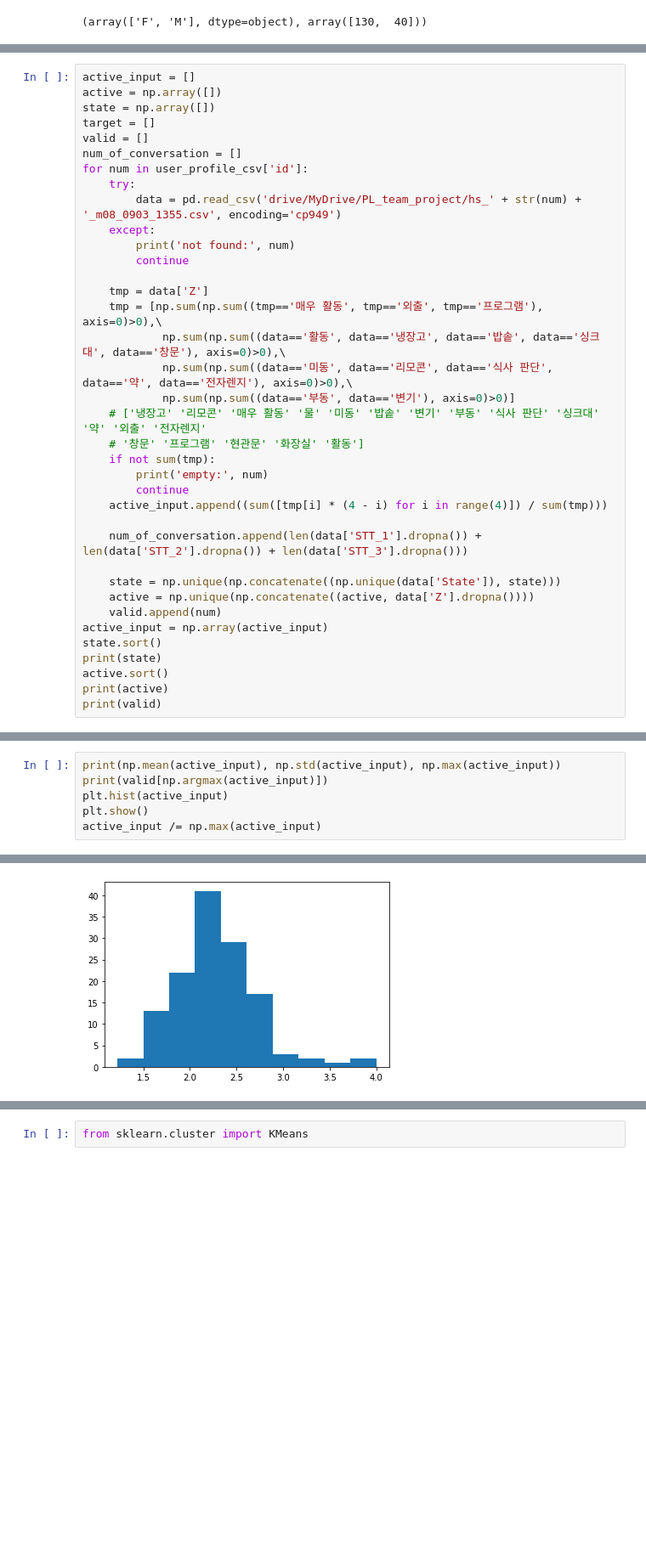
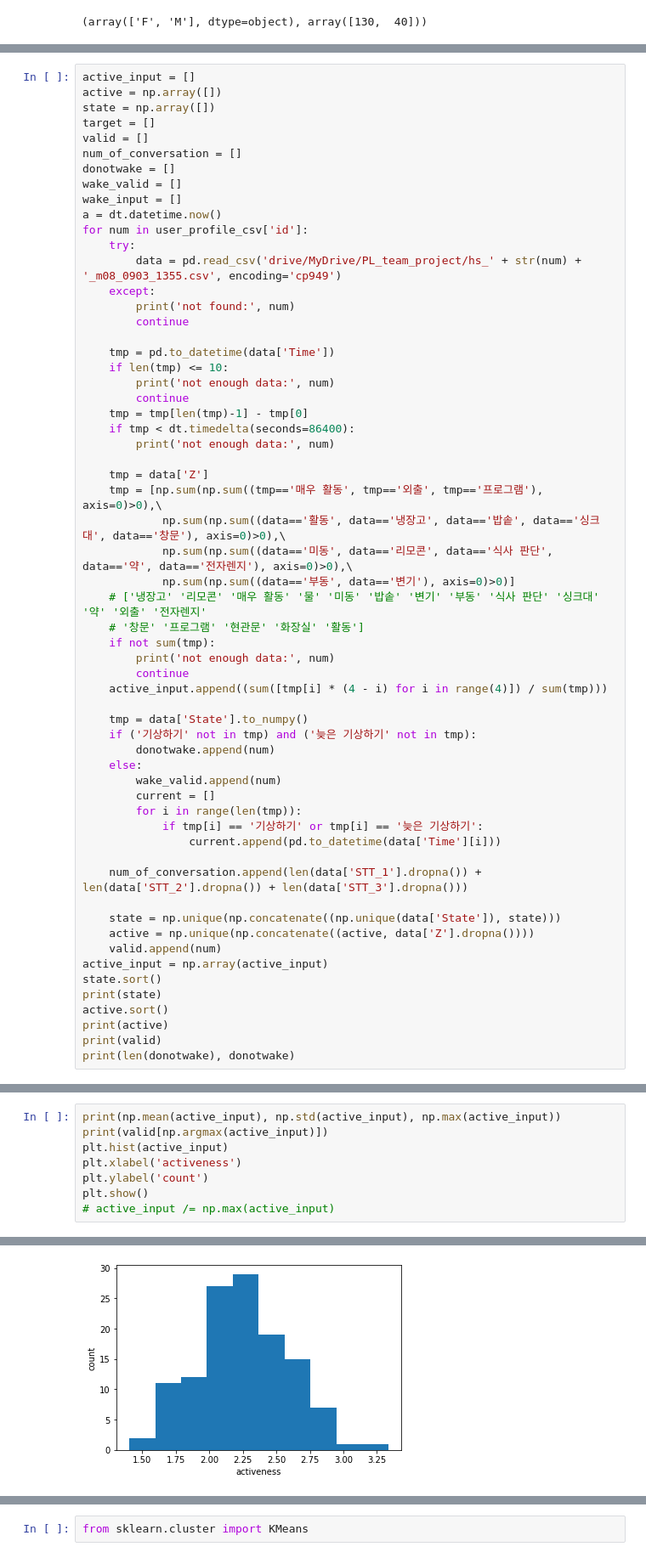
Before and after one commit to Tim3s/PL-teamproject-dataprocessing, a Jupyter notebook: PL_test.ipynb, the cells around one changed output, grey strips where cells are left out. Shown: that part at 85% size. Drawn from its saved outputs; the diff is of its cells as text; blank space fills up the shorter version.

Commit message:
changed classifying insufficient data condition

```diff
--- a/PL_test.ipynb
+++ b/PL_test.ipynb
@@ -30,12 +32,24 @@ state = np.array([])
 target = []
 valid = []
 num_of_conversation = []
+donotwake = []
+wake_valid = []
+wake_input = []
+a = dt.datetime.now()
 for num in user_profile_csv['id']:
     try:
         data = pd.read_csv('drive/MyDrive/PL_team_project/hs_' + str(num) + '_m08_0903_1355.csv', encoding='cp949')
     except:
         print('not found:', num)
         continue
+
+    tmp = pd.to_datetime(data['Time'])
+    if len(tmp) <= 10:
+        print('not enough data:', num)
+        continue
+    tmp = tmp[len(tmp)-1] - tmp[0]
+    if tmp < dt.timedelta(seconds=86400):
+        print('not enough data:', num)
 
     tmp = data['Z']
     tmp = [np.sum(np.sum((tmp=='매우 활동', tmp=='외출', tmp=='프로그램'), axis=0)>0),\
@@ -45,9 +59,19 @@ for num in user_profile_csv['id']:
     # ['냉장고' '리모콘' '매우 활동' '물' '미동' '밥솥' '변기' '부동' '식사 판단' '싱크대' '약' '외출' '전자렌지'
     # '창문' '프로그램' '현관문' '화장실' '활동']
     if not sum(tmp):
-        print('empty:', num)
+        print('not enough data:', num)
         continue
     active_input.append((sum([tmp[i] * (4 - i) for i in range(4)]) / sum(tmp)))
+
+    tmp = data['State'].to_numpy()
+    if ('기상하기' not in tmp) and ('늦은 기상하기' not in tmp):
+        donotwake.append(num)
+    else:
+        wake_valid.append(num)
+        current = []
+        for i in range(len(tmp)):
+            if tmp[i] == '기상하기' or tmp[i] == '늦은 기상하기':
+                current.append(pd.to_datetime(data['Time'][i]))
 
     num_of_conversation.append(len(data['STT_1'].dropna()) + len(data['STT_2'].dropna()) + len(data['STT_3'].dropna()))
 
@@ -60,4 +84,5 @@ print(state)
 active.sort()
 print(active)
 print(valid)
+print(len(donotwake), donotwake)
 # %% [output]
@@ -86,6 +115,8 @@ print(np.mean(num_of_conversation), np.std(active_input))
 print(np.mean(active_input), np.std(active_input), np.max(active_input))
 print(valid[np.argmax(active_input)])
 plt.hist(active_input)
+plt.xlabel('activeness')
+plt.ylabel('count')
 plt.show()
-active_input /= np.max(active_input)
+# active_input /= np.max(active_input)
 # %% [output]
@@ -94,4 +125,4 @@ active_input /= np.max(active_input)
-[figure, old version]
+[figure, new version]
 # %%
 state_input = np.empty(shape=(0, len(state)))
 for num in valid:
```
Also changed, not shown: parts of 7 cells of this notebook.
